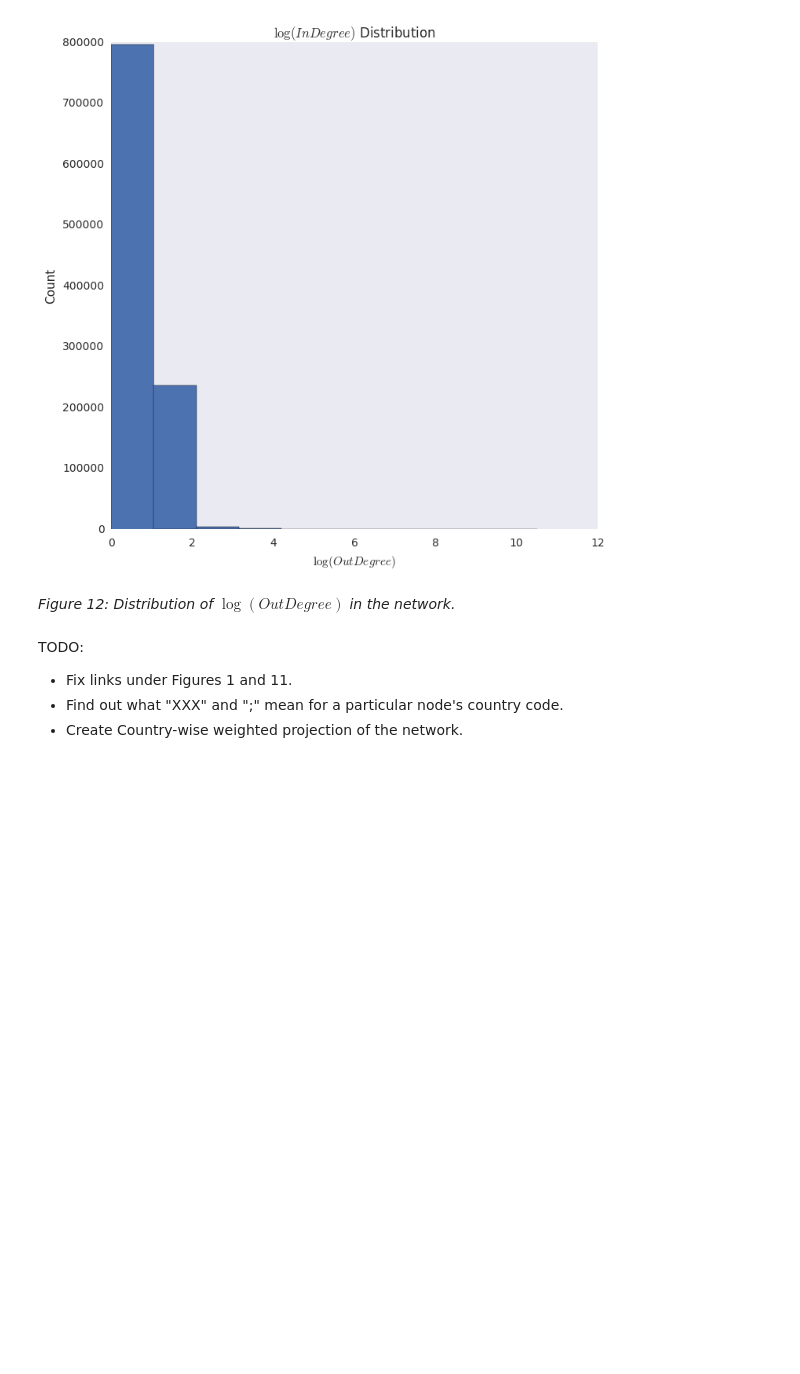
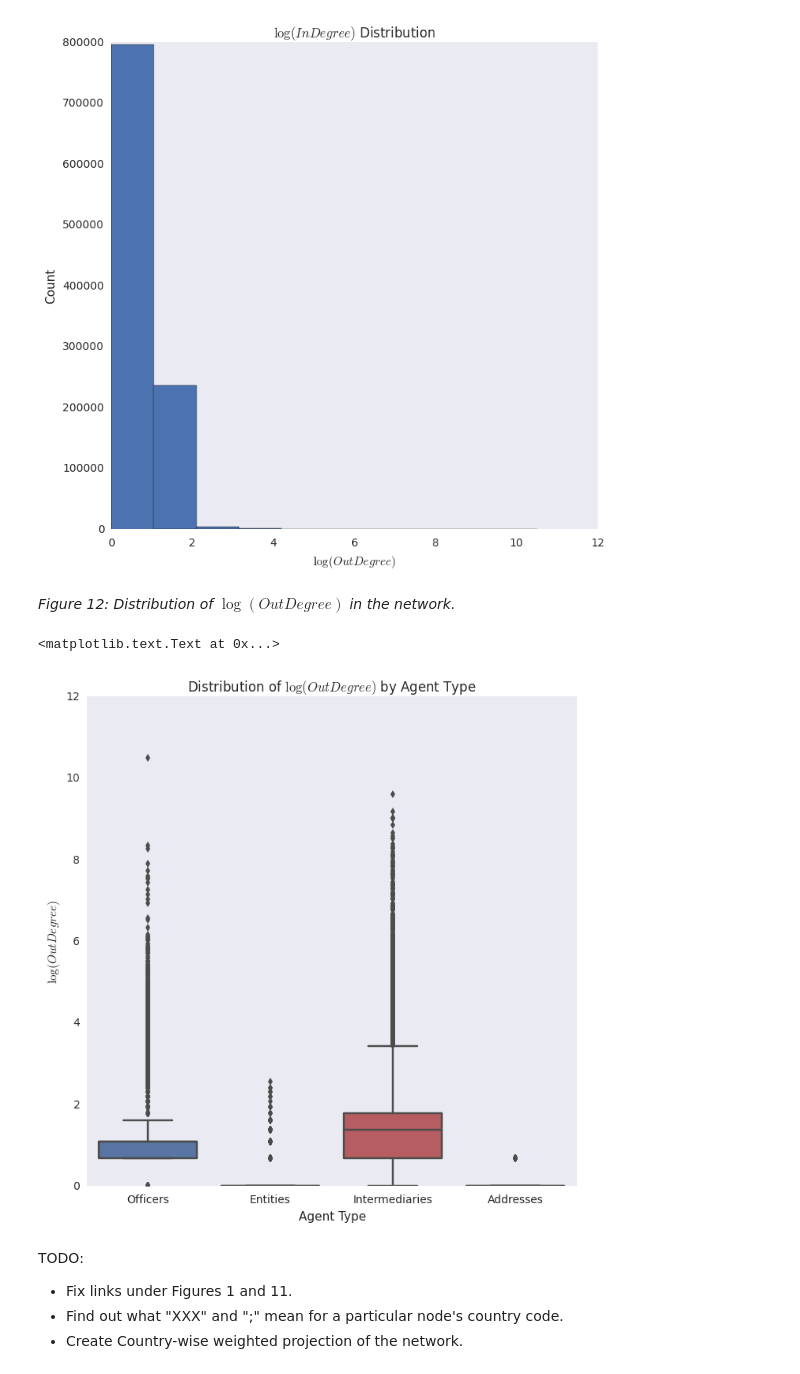
Before and after one commit to PLBMR/networksFinalProject, a Jupyter notebook: analysis/initialAnalysis.ipynb, the cells around one changed output. Cells and saved outputs as stored; diff of their text form; code cells hidden in the pictures; blank space fills up the shorter version.

```diff
--- a/analysis/initialAnalysis.ipynb
+++ b/analysis/initialAnalysis.ipynb
@@ -372,3 +372,15 @@ plt.title("$\log(InDegree)$ Distribution")
 [figure]
 # %% [markdown]
 _Figure 12: Distribution of $\log(OutDegree)$ in the network._
+# %%
+#compare in-degree by node type
+outDegreeFrame = outDegreeFrame.merge(nodeEntFrame,on = "nodeID")
+#then plot bxoplots
+givenFig = plt.figure(figsize = (figWidth,figHeight))
+sns.boxplot(x = "entType",y = "logOutDegree",data = outDegreeFrame)
+plt.xlabel("Agent Type")
+plt.ylabel("$\log(OutDegree)$")
+plt.title("Distribution of $\log(OutDegree)$ by Agent Type")
+# %% [output]
+<matplotlib.text.Text at 0x...>
+[figure, added]
```
Also changed, not shown: parts of 1 cell of this notebook, 2 other files.
